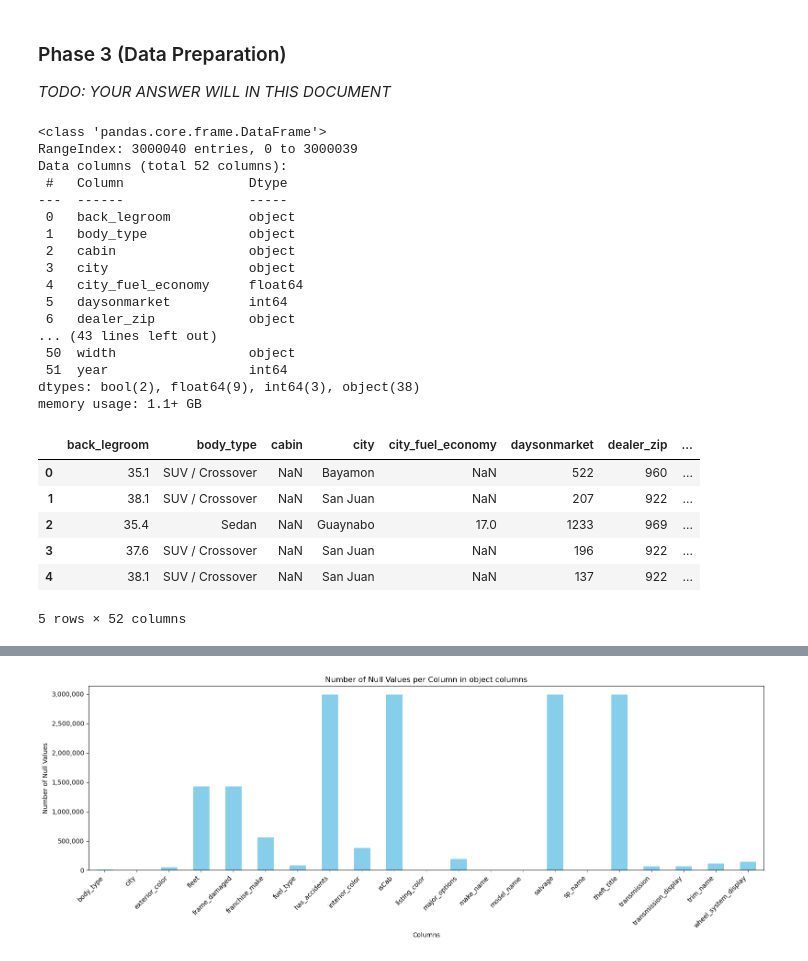
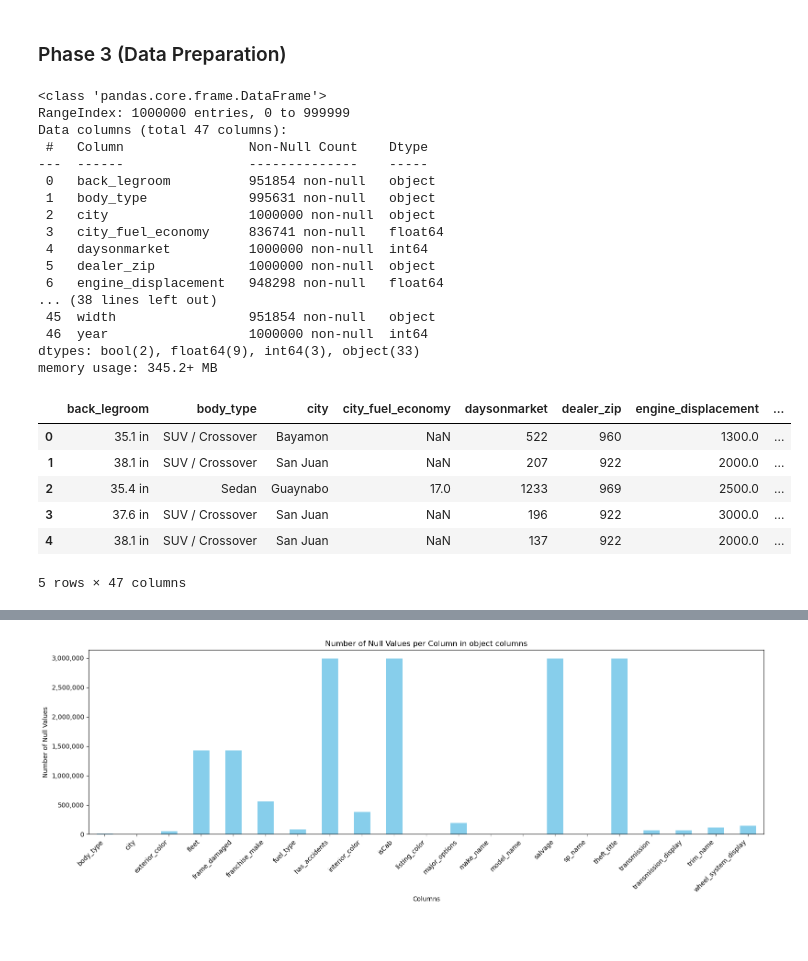
Before and after one commit to JermuSo/aida_project_group1, a Jupyter notebook: docs/Phase 3/phase_3_results.ipynb, the cells around one changed output, grey strips where cells are left out. Cells and saved outputs as stored; diff of their text form; code cells hidden in the pictures.

```diff
--- a/docs/Phase 3/phase_3_results.ipynb
+++ b/docs/Phase 3/phase_3_results.ipynb
@@ -1,47 +1,52 @@
 # %% [markdown]
 ### Phase 3 (Data Preparation)
-
-_TODO: YOUR ANSWER WILL IN THIS DOCUMENT_
 # %%
 import kaggle
 import zipfile
 import pandas as pd
 
 # jotkut .drop setit kommentoitu pois, koska jouduttu työstää yksilöllisiä soluja, uncomment vaa tulille ja run all cells
 
 
-file_path = "E:/Koulujutut/AIDA_projekti/aida-projekti-syksy-2024-ryhma-1/docs/us_used_cars/used_cars_data.csv"
-dataframe = pd.read_csv(file_path)
+file_path = r"C:\Users\Omistaja\Desktop\AI_DA-projekti\aida-projekti-syksy-2024-ryhma-1\docs\us_used_cars\used_cars_data.csv"
+dataframe = pd.read_csv(file_path, nrows=1000000) # Pakko käyttää pienempää datasettiä
 
-# pudotetaan heti nämä täysin turhat poijes
-dataframe.drop(columns=['vin','description','listing_id','main_picture_url','bed','bed_height','bed_length','combine_fuel_economy','is_certified','is_cpo','is_oemcpo','latitude','longitude','vehicle_damage_category'],axis=1,inplace=True)
+
+# Pudotetaan pois sarakkeita, joilla ei katsota olevan arvoa lopputuloksen kannalta tai kun NaN-arvoja on yli ??% datasta
+dataframe.drop(columns=['vin','description','listing_id','main_picture_url','bed','bed_height','bed_length','cabin','combine_fuel_economy','is_certified','is_cpo','is_oemcpo','latitude','longitude','vehicle_damage_category','engine_type','engine_cylinders'],axis=1,inplace=True)
+
+'''
+- `trim_name` ja `trimId` periaatteessa sisältävät samaa tietoa, joten `trimId`-kolumnin voi pudottaa ja `encodaa` `trim_name`.
+- `wheel_system` ja `wheel_system_display` sama asia, joten voi valita jomman kumman (esim., `wheel_system_display`) ja `encodaa` tarvittaessa.
+- Pudotetaan siis trimId ja wheel_system pois
+'''
+
+dataframe.drop(columns=['trimId', 'wheel_system'],axis=1, inplace=True)
+
 dataframe.info()
-
-dataframe['back_legroom'] = dataframe['back_legroom'].astype(str)
-dataframe['back_legroom'] = dataframe['back_legroom'].apply(lambda x: x.split()[0])
 dataframe.head()
 # %% [output]
 <class 'pandas.core.frame.DataFrame'>
-RangeIndex: 3000040 entries, 0 to 3000039
-Data columns (total 52 columns):
- #   Column                Dtype
----  ------                -----
- 0   back_legroom          object
- 1   body_type             object
- 2   cabin                 object
- 3   city                  object
- 4   city_fuel_economy     float64
- 5   daysonmarket          int64
- 6   dealer_zip            object
-... (43 lines left out)
- 50  width                 object
- 51  year                  int64
-dtypes: bool(2), float64(9), int64(3), object(38)
-memory usage: 1.1+ GB
+RangeIndex: 1000000 entries, 0 to 999999
+Data columns (total 47 columns):
+ #   Column                Non-Null Count    Dtype
+---  ------                --------------    -----
+ 0   back_legroom          951854 non-null   object
+ 1   body_type             995631 non-null   object
+ 2   city                  1000000 non-null  object
+ 3   city_fuel_economy     836741 non-null   float64
+ 4   daysonmarket          1000000 non-null  int64
+ 5   dealer_zip            1000000 non-null  object
+ 6   engine_displacement   948298 non-null   float64
+... (38 lines left out)
+ 45  width                 951854 non-null   object
+ 46  year                  1000000 non-null  int64
+dtypes: bool(2), float64(9), int64(3), object(33)
+memory usage: 345.2+ MB
-|  | back_legroom | body_type | cabin | city | city_fuel_economy | daysonmarket | dealer_zip | ... |
-| 0 | 35.1 | SUV / Crossover | NaN | Bayamon | NaN | 522 | 960 | ... |
-| 1 | 38.1 | SUV / Crossover | NaN | San Juan | NaN | 207 | 922 | ... |
-| 2 | 35.4 | Sedan | NaN | Guaynabo | 17.0 | 1233 | 969 | ... |
-| 3 | 37.6 | SUV / Crossover | NaN | San Juan | NaN | 196 | 922 | ... |
-| 4 | 38.1 | SUV / Crossover | NaN | San Juan | NaN | 137 | 922 | ... |
+|  | back_legroom | body_type | city | city_fuel_economy | daysonmarket | dealer_zip | engine_displacement | ... |
+| 0 | 35.1 in | SUV / Crossover | Bayamon | NaN | 522 | 960 | 1300.0 | ... |
+| 1 | 38.1 in | SUV / Crossover | San Juan | NaN | 207 | 922 | 2000.0 | ... |
+| 2 | 35.4 in | Sedan | Guaynabo | 17.0 | 1233 | 969 | 2500.0 | ... |
+| 3 | 37.6 in | SUV / Crossover | San Juan | NaN | 196 | 922 | 3000.0 | ... |
+| 4 | 38.1 in | SUV / Crossover | San Juan | NaN | 137 | 922 | 2000.0 | ... |
-5 rows × 52 columns
+5 rows × 47 columns
```
Also changed, not shown: parts of 17 cells of this notebook.
